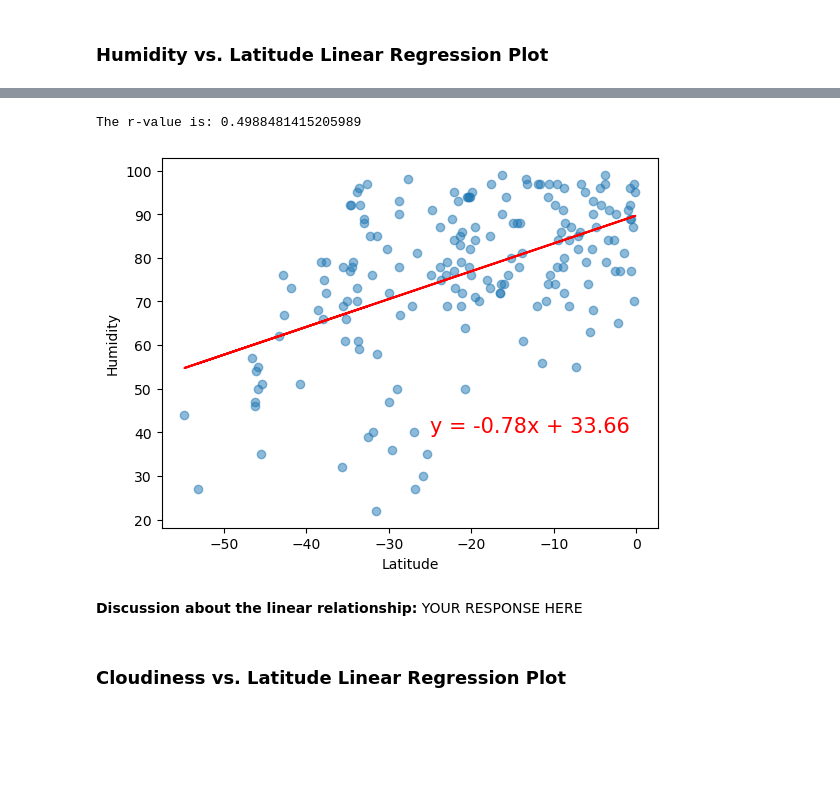
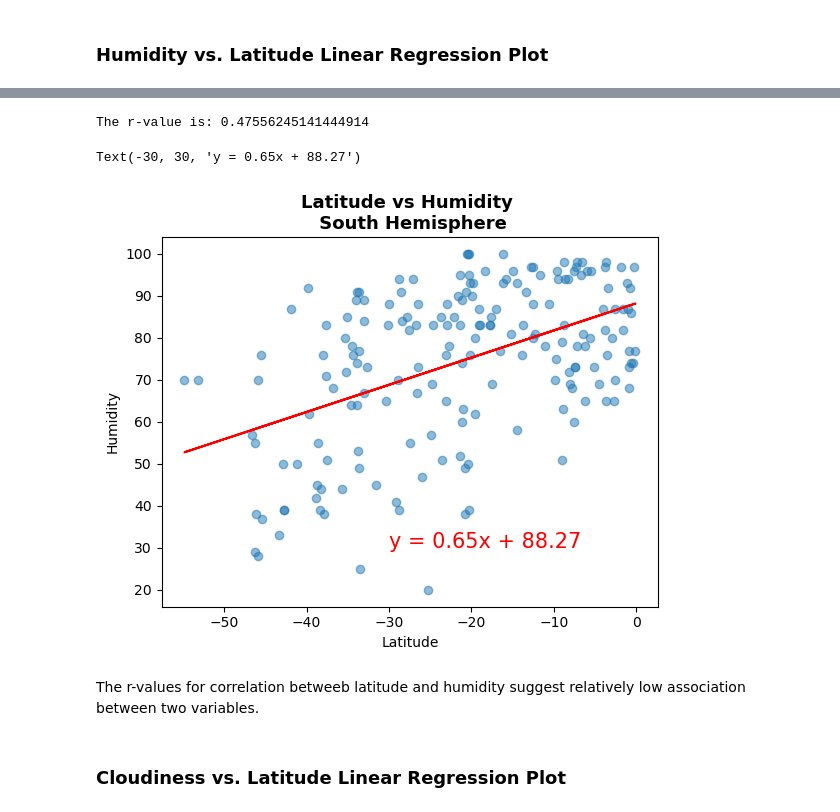
Before and after one commit to OlgaDlzk/python-api-challenge, a Jupyter notebook: WeatherPy/WeatherPy.ipynb, the cells around one changed output, grey strips where cells are left out. Drawn from its saved outputs; the diff is of its cells as text; code cells hidden in the pictures; blank space fills up the shorter version.

```diff
--- a/WeatherPy/WeatherPy.ipynb
+++ b/WeatherPy/WeatherPy.ipynb
@@ -303,13 +303,9 @@ def lin_reg_plot(x_series, y_series):
     plt.plot(x_series,regress_values, color='red')
     line_eq = "y = " + str(round(slope,2)) + "x + " + str(round(intercept,2))
     plt.xlabel('Latitude')
-    plt.show()
+    #plt.show()
 
-    return line_eq
-
-# since every chart is diffeent , establish ann function to place line_eq on each graph separately
-def ann(line_eq, x, y):
-    plt.annotate(line_eq,(x,y),fontsize=15,color="red")
+    return line_eq, plt
 # %%
 # Create a DataFrame with the Northern Hemisphere data (Latitude >= 0)
 northern_hemi_df = city_data_df.loc[city_data_df['Lat'] >=0]
@@ -372,13 +374,15 @@ The r-value is: 0.3628548019835316
 # %%
 # Southern Hemisphere
 plt.ylabel('Humidity')
-ann(line_eq, -25,40)
-temp_lat_graph = lin_reg_plot(southern_hemi_df['Lat'], southern_hemi_df['Humidity'])
+plt.title('Latitude vs Humidity \n South Hemisphere', fontweight='bold', fontsize=13)
+temp_lat_graph, temp_plt = lin_reg_plot(southern_hemi_df['Lat'], southern_hemi_df['Humidity'])
+temp_plt.annotate(temp_lat_graph,(-30,30),fontsize=15,color="red")
 # %% [output]
-The r-value is: 0.4988481415205989
+The r-value is: 0.47556245141444914
+Text(-30, 30, 'y = 0.65x + 88.27')
-[figure, old version]
+[figure, new version]
-# %% [markdown]
-**Discussion about the linear relationship:** YOUR RESPONSE HERE
+# %% [markdown]
+The r-values for correlation betweeb latitude and humidity suggest relatively low association between two variables.
 # %% [markdown]
 ### Cloudiness vs. Latitude Linear Regression Plot
 # %%
```
Also changed, not shown: parts of 23 cells of this notebook, 5 other files.
